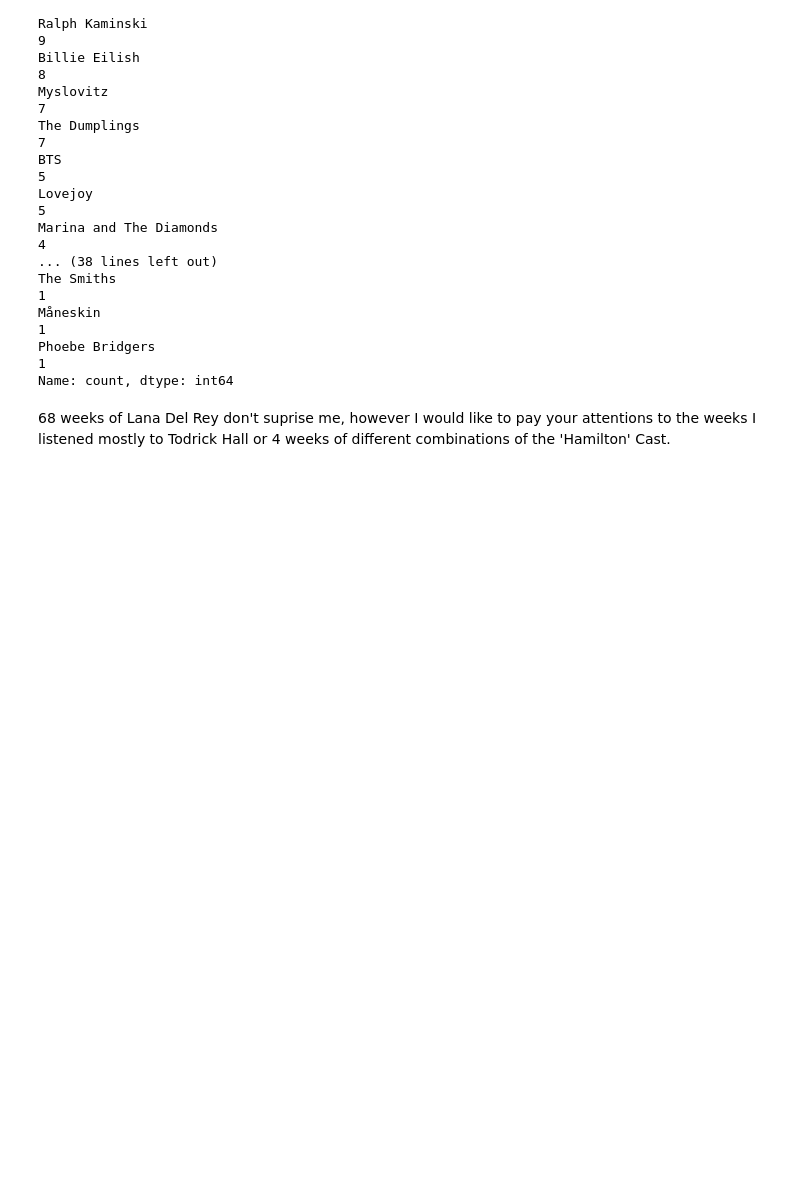
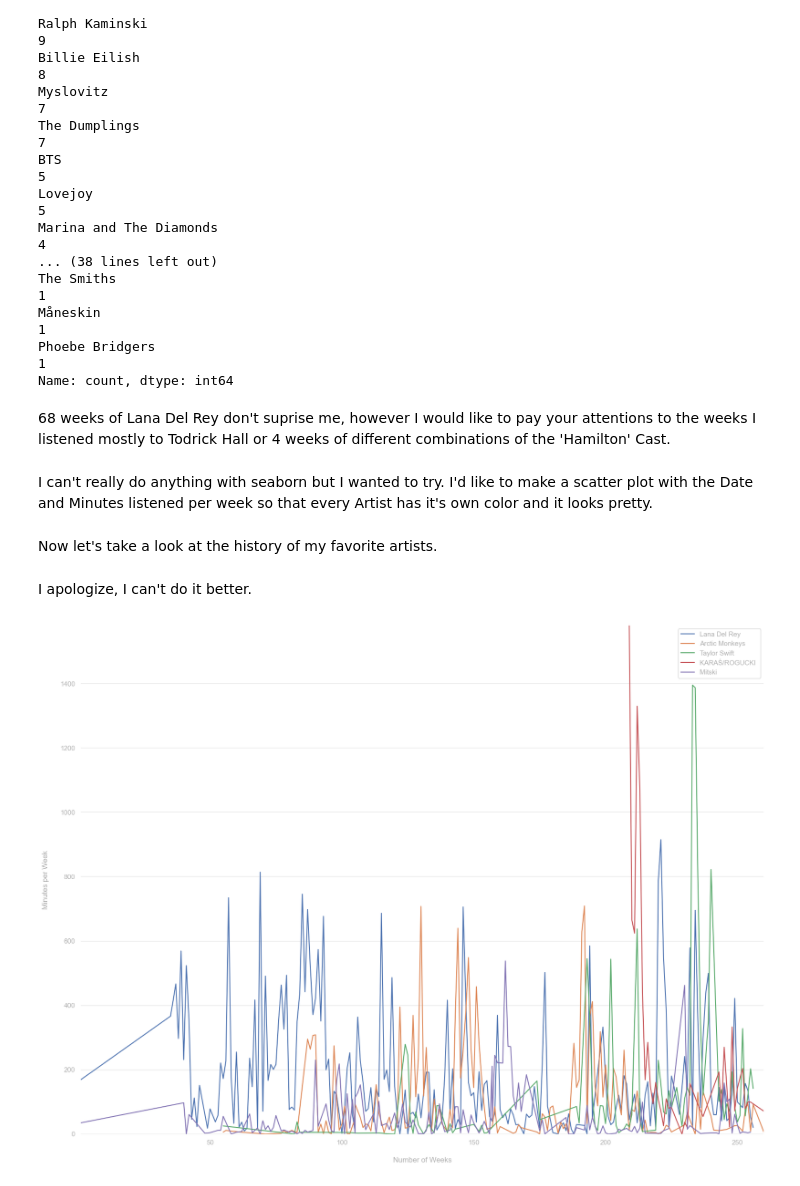
Before and after one commit to nkwiecienn/Apple-Music-with-Python, a Jupyter notebook: AppleMusic/AppleMusic.ipynb, the cells around one changed output. Cells and saved outputs as stored; diff of their text form; code cells hidden in the pictures; blank space fills up the shorter version.

Commit message:
add favorite artist per week diagram

```diff
--- a/AppleMusic/AppleMusic.ipynb
+++ b/AppleMusic/AppleMusic.ipynb
@@ -189,0 +184,47 @@ Name: count, dtype: int64
+# %% [markdown]
+I can't really do anything with seaborn but I wanted to try. I'd like to make a scatter plot with the Date and Minutes listened per week so that every Artist has it's own color and it looks pretty.
+# %% [markdown]
+Now let's take a look at the history of my favorite artists.
+# %%
+df['Cumsum of Minutes'] = df.groupby(['Artist'])[['Minutes']].cumsum()
+df['Minutes per Week'] = df.groupby(['Artist', 'Year', 'Week Number'])[['Minutes']].transform('sum')
+
+top_artists = df.groupby(['Artist'])[['Minutes', 'Hours']].sum().sort_values(by='Minutes', ascending=False)
+
+dates_with_fav_artists = df.loc[df['Artist'].isin(top_artists.iloc[:5].index)][['Artist', 'Year', 'Week Number',
+                                                                                'Minutes per Week']]
+
+
+dates_with_fav_artists = dates_with_fav_artists.drop_duplicates().sort_values(by=['Artist', 'Year', 'Week Number'])
+# %% [markdown]
+I apologize, I can't do it better.
+# %%
+import matplotx as matplotx
+
+artist_x = {}
+artist_y = {}
+
+for artist in top_artists.iloc[:5].index:
+    week = dates_with_fav_artists[dates_with_fav_artists['Artist'] == artist]['Week Number'].to_numpy()
+    year = dates_with_fav_artists[dates_with_fav_artists['Artist'] == artist]['Year'].to_numpy()
+    minutes = dates_with_fav_artists[dates_with_fav_artists['Artist'] == artist]['Minutes per Week'].to_numpy()
+
+    artist_x.update({artist: week})
+    artist_y.update({artist: minutes})
+
+plt.figure(figsize=(20, 15))
+
+plt.style.use(matplotx.styles.dufte)
+
+for artist in top_artists.iloc[:5].index:
+    x = artist_x.get(artist)
+    y = artist_y.get(artist)
+
+    plt.plot(x, y, label=artist)
+
+plt.xlabel("Number of Weeks")
+plt.ylabel("Minutes per Week")
+plt.legend()
+plt.show()
+# %% [output]
+[figure, added]
```
Also changed, not shown: parts of 7 cells of this notebook.
